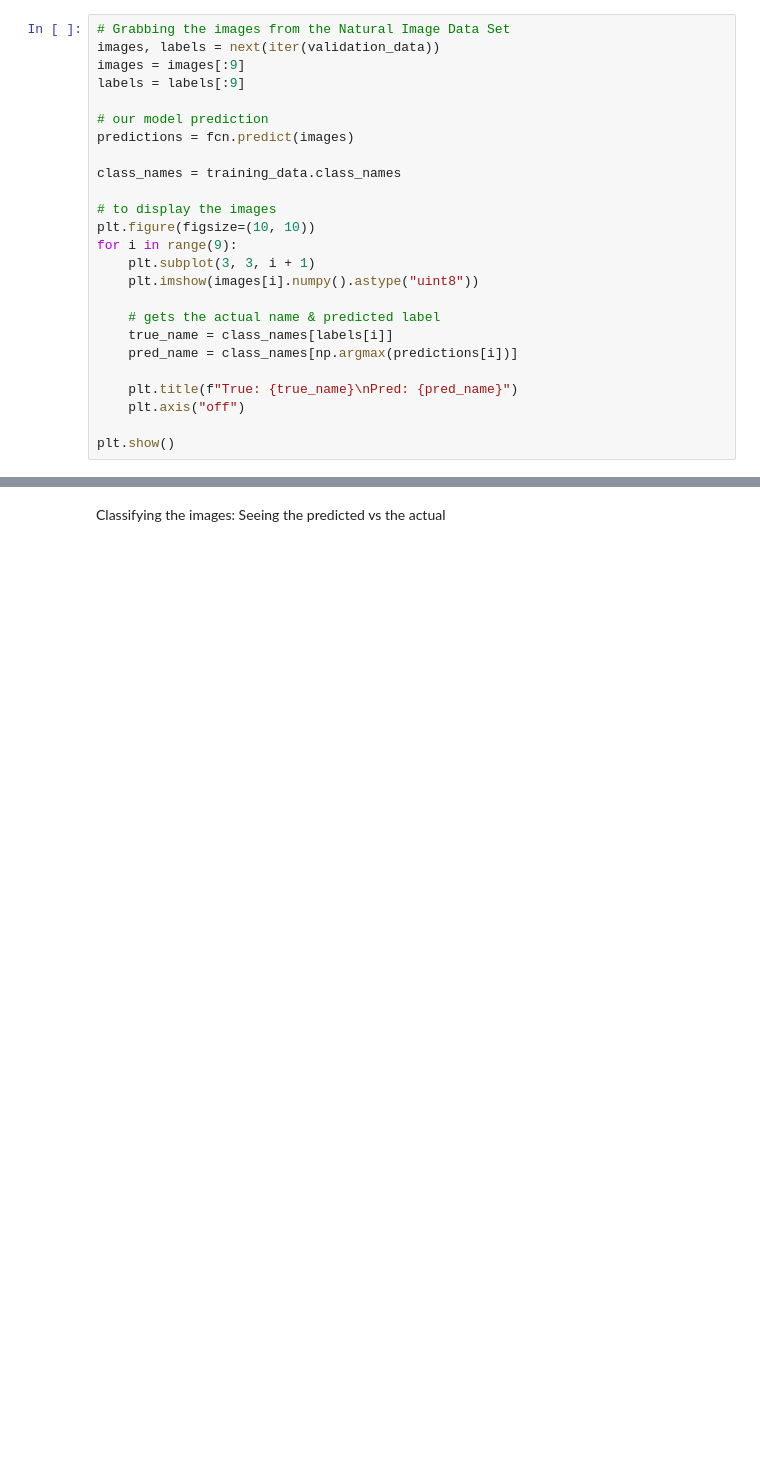
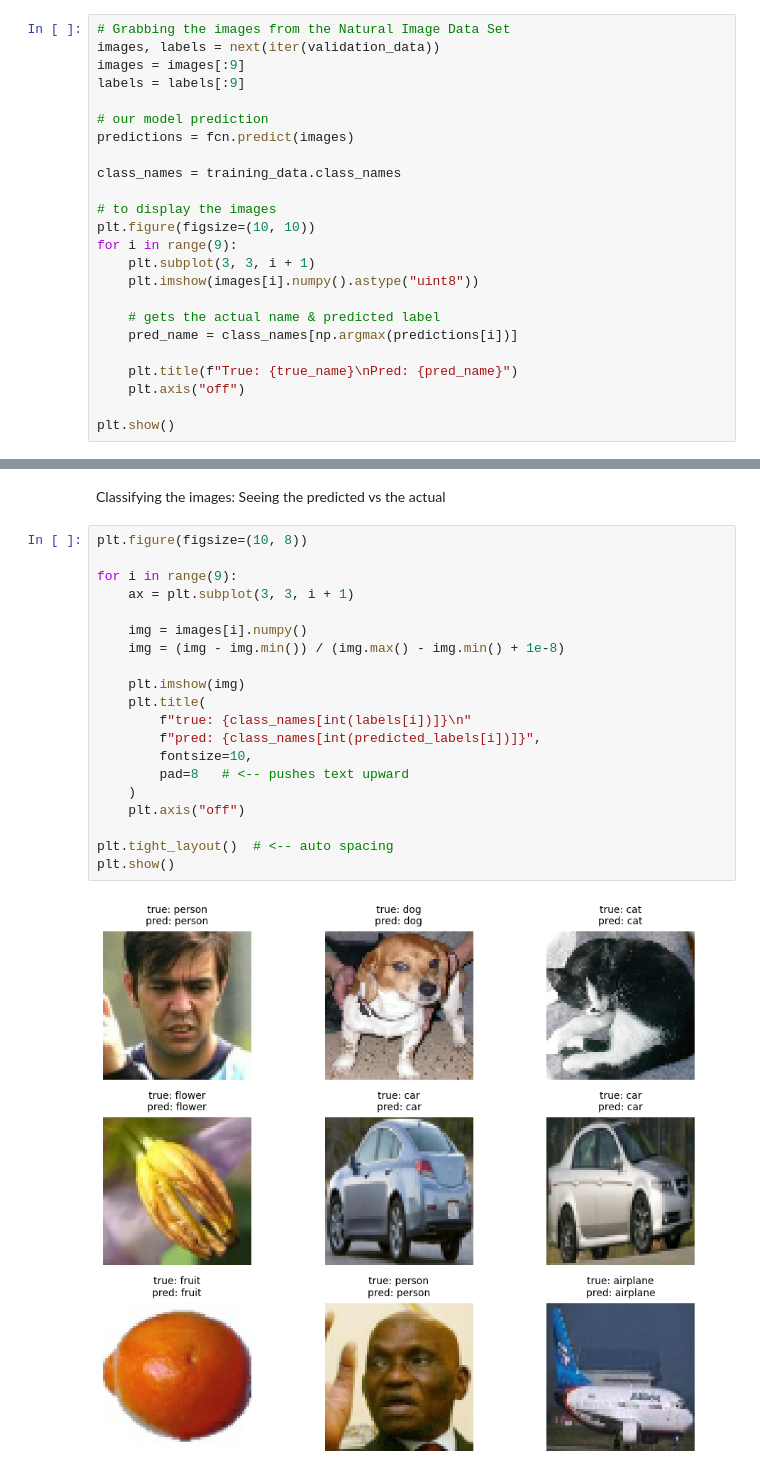
Before and after one commit to tifftknguyen/Final-Project-456, a Jupyter notebook: final-project-456.ipynb, the cells around one changed output, grey strips where cells are left out. Saved outputs shown, nothing was run; the diff lists cells and outputs as text; blank space fills up the shorter version.

```diff
--- a/final-project-456.ipynb
+++ b/final-project-456.ipynb
@@ -229,7 +229,6 @@ for i in range(9):
     plt.imshow(images[i].numpy().astype("uint8"))
 
     # gets the actual name & predicted label
-    true_name = class_names[labels[i]]
     pred_name = class_names[np.argmax(predictions[i])]
 
     plt.title(f"True: {true_name}\nPred: {pred_name}")
@@ -334,2 +413,24 @@ Model compiled successfully!
 # %% [markdown]
 Classifying the images: Seeing the predicted vs the actual
+# %%
+plt.figure(figsize=(10, 8))
+
+for i in range(9):
+    ax = plt.subplot(3, 3, i + 1)
+
+    img = images[i].numpy()
+    img = (img - img.min()) / (img.max() - img.min() + 1e-8)
+
+    plt.imshow(img)
+    plt.title(
+        f"true: {class_names[int(labels[i])]}\n"
+        f"pred: {class_names[int(predicted_labels[i])]}",
+        fontsize=10,
+        pad=8   # <-- pushes text upward
+    )
+    plt.axis("off")
+
+plt.tight_layout()  # <-- auto spacing
+plt.show()
+# %% [output]
+[figure, added]
```
Also changed, not shown: parts of 7 cells of this notebook.
